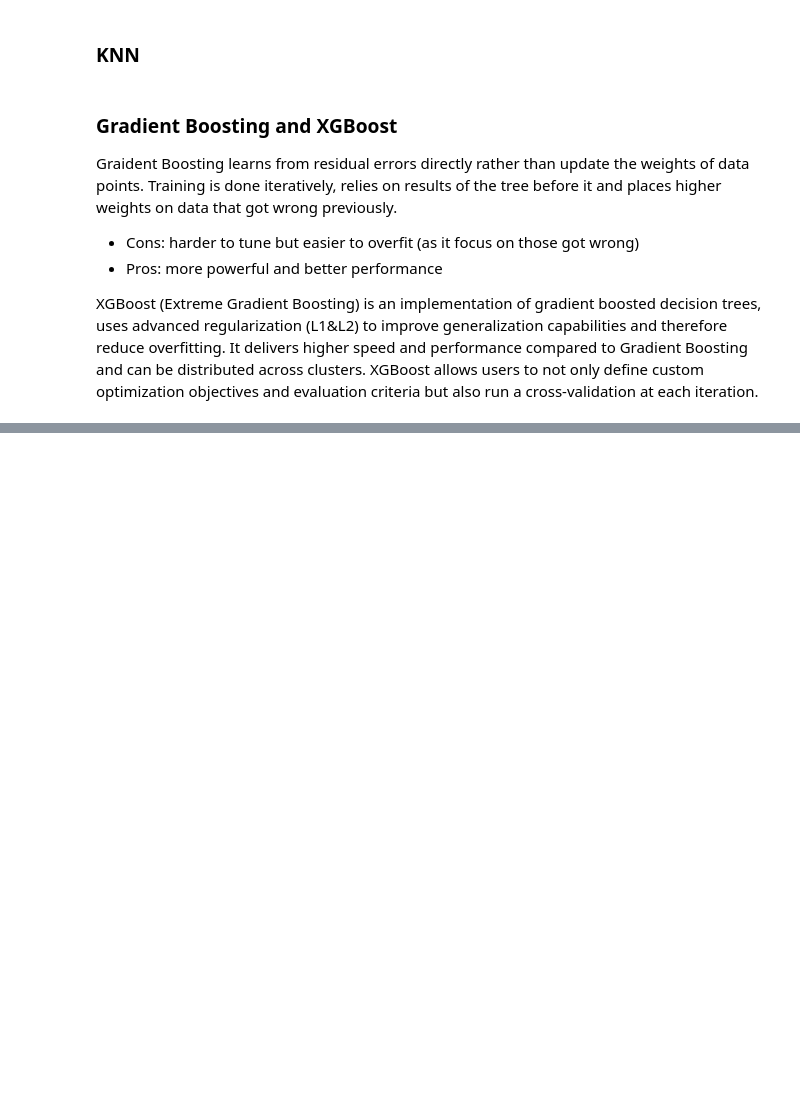
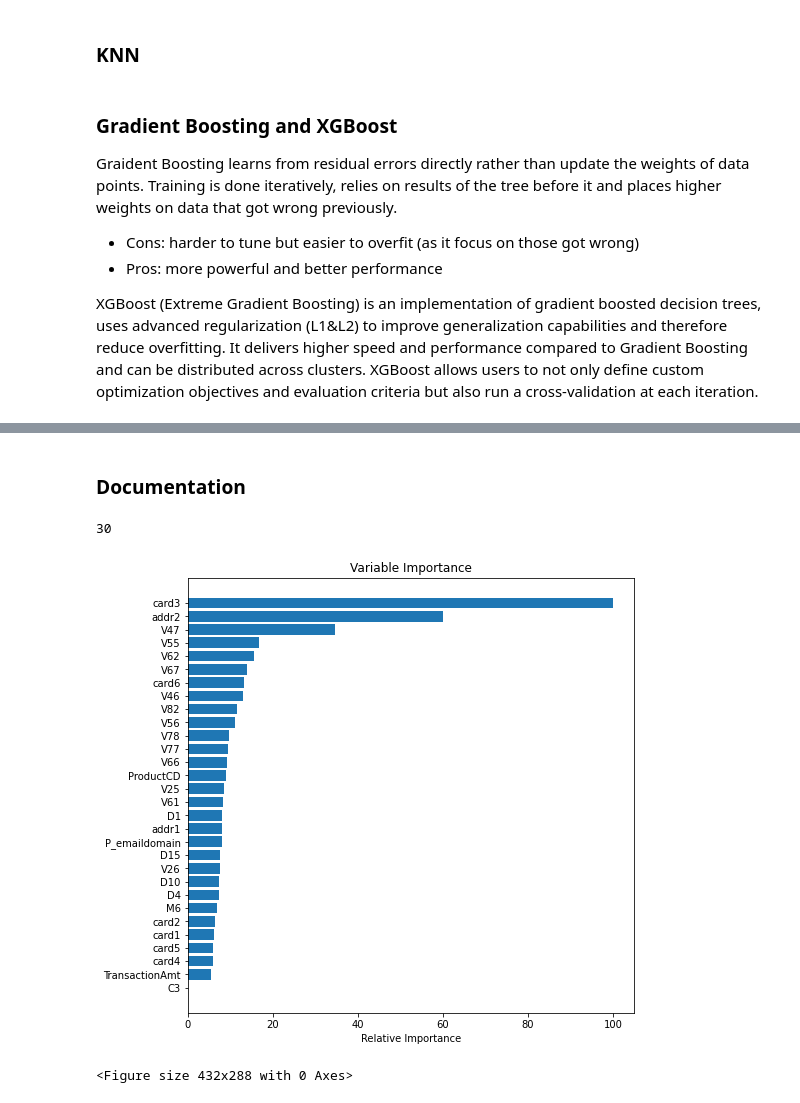
Before and after one commit to ddddaisi/springboard, a Jupyter notebook: Capstone 2 Fraud Detection/Step 5 Modeling.ipynb, the cells around one changed output, grey strips where cells are left out. Saved outputs shown, nothing was run; the diff lists cells and outputs as text; code cells hidden in the pictures; blank space fills up the shorter version.

```diff
--- a/Capstone 2 Fraud Detection/Step 5 Modeling.ipynb
+++ b/Capstone 2 Fraud Detection/Step 5 Modeling.ipynb
@@ -443,0 +520,4 @@ auc.append(roc_auc_score(y_test, pred1, average='macro'))
+# %%
+%%time
+model1.fit(X_train_sm, y_train_sm)
+pred2 = model1.predict(X_test)
@@ -456,0 +553,22 @@ modelCompare
+# %% [markdown]
+### Documentation
+# %%
+feature_importance = model1.feature_importances_
+# make importances relative to max importance
+feature_importance = 100.0 * (feature_importance / feature_importance.max())[:30]
+sorted_idx = np.argsort(feature_importance)[:30]
+
+pos = np.arange(sorted_idx.shape[0]) + .5
+print(pos.size)
+sorted_idx.size
+plt.figure(figsize=(8,8))
+plt.barh(pos, feature_importance[sorted_idx], align='center')
+plt.yticks(pos, X.columns[sorted_idx])
+plt.xlabel('Relative Importance')
+plt.title('Variable Importance')
+plt.show()
+plt.savefig('figures/fig6.png',bbox_inches='tight')
+# %% [output]
+30
+[figure, added]
+<Figure size 432x288 with 0 Axes>
```
Also changed, not shown: parts of 34 cells of this notebook, 3 other files.
